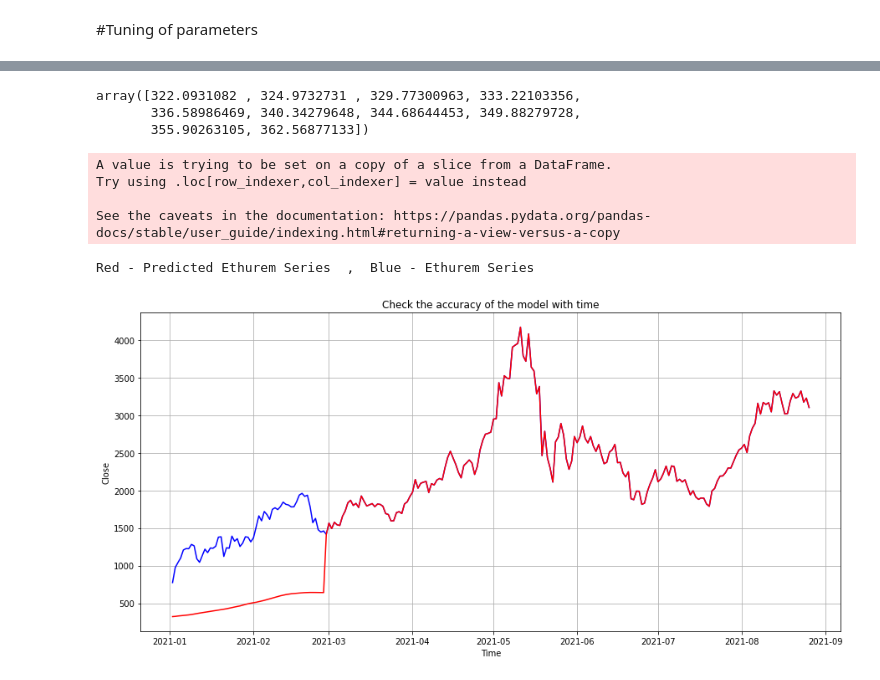
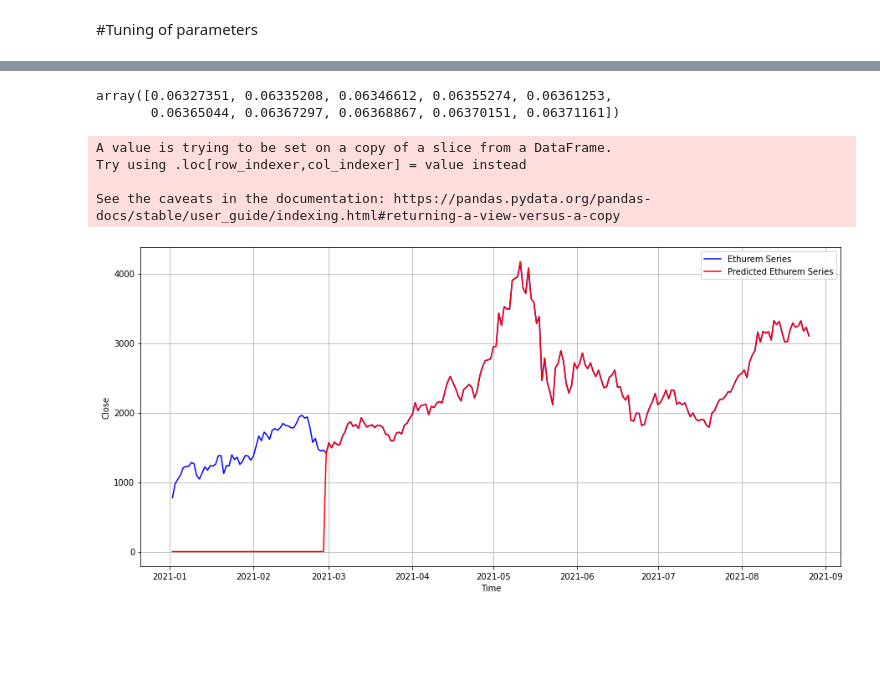
Before and after one commit to Zarmina97/Top-3-Crypto-Volatility-prediction-LSTM-GARCH, a Jupyter notebook: Ethereum.ipynb, the cells around one changed output, grey strips where cells are left out. Saved outputs shown, nothing was run; the diff lists cells and outputs as text; code cells hidden in the pictures; blank space fills up the shorter version.

```diff
--- a/Ethereum.ipynb
+++ b/Ethereum.ipynb
@@ -153,0 +39,5 @@ plt.show()
+# %%
+df_eth['Date']=pd.to_datetime(df_eth['Date'])
+df_eth=df_eth[~(df_eth['Date']<'2017-11-09')]
+df_eth=df_eth[~(df_eth['Date']>'2021-08-26')]
+df_eth.shape
@@ -153,0 +103,6 @@ plt.show()
+# %%
+df_eth['100ma'] = df_eth['Close'].rolling(window = 30, min_periods = 0).mean()
+df_xrp['100ma'] = df_xrp['Close'].rolling(window = 30, min_periods = 0).mean()
+df_iota['100ma'] = df_iota['Close'].rolling(window = 30, min_periods = 0).mean()
+df_doge['100ma'] = df_doge['Close'].rolling(window = 30, min_periods = 0).mean()
+df_lite['100ma'] = df_lite['Close'].rolling(window = 30, min_periods = 0).mean()
@@ -334,5 +410,10 @@ plt.show();
 # %% [markdown]
 #LSTM
+# %%
+df_xrp["Date"] = pd.to_datetime(df_eth["Date"])
+df_eth["Year"] = df_eth["Date"].dt.year
+df_eth["Month"] = df_eth["Date"].dt.month
+df_eth["Day"] = df_eth["Date"].dt.day
 # %%
 dataset_df_eth = df_eth[["Date", "Close", "Volume", "Year", "Month", "Day"]]
 # %%
@@ -462,7 +575,7 @@ Non-trainable params: 0
 _________________________________________________________________
 # %%
 model.compile(loss="mean_squared_error",
-              optimizer=Adam(lr=0.0005),
+              optimizer=Adam(learning_rate=0.0005),
               metrics=["mean_squared_error"])
 # %% [markdown]
 #Tuning of parameters
@@ -514,9 +628,8 @@ pred = model.predict(X_test)
 pred = invTransform(scaler, pred)
 pred[:10]
 # %% [output]
-array([322.0931082 , 324.9732731 , 329.77300963, 333.22103356,
-       336.58986469, 340.34279648, 344.68644453, 349.88279728,
-       355.90263105, 362.56877133])
+array([0.06327351, 0.06335208, 0.06346612, 0.06355274, 0.06361253,
+       0.06365044, 0.06367297, 0.06368867, 0.06370151, 0.06371161])
 # %%
 pred_df_eth = test_df_eth.copy()
 pred_df_eth[:-n_steps_in]["Close"] = pred
@@ -526,15 +639,15 @@ Try using .loc[row_indexer,col_indexer] = value instead
 
 See the caveats in the documentation: https://pandas.pydata.org/pandas-docs/stable/user_guide/indexing.html#returning-a-view-versus-a-copy
 # %%
-print("Red - Predicted Ethurem Series  ,  Blue - Ethurem Series")
+#print("Red - Predicted Ethurem Series  ,  Blue - Ethurem Series")
 plt.rcParams["figure.figsize"] = (15,7)
-plt.plot(test_df_eth["Close"], 'b')
-plt.plot(pred_df_eth["Close"] , 'r')
+plt.plot(test_df_eth["Close"], 'b', label='Ethurem Series')
+plt.plot(pred_df_eth["Close"] , 'r', label='Predicted Ethurem Series')
 plt.xlabel('Time')
 plt.ylabel('Close')
-plt.title('Check the accuracy of the model with time')
+#plt.title('Check the accuracy of the model with time')
 plt.grid(True)
+plt.legend()
 plt.show()
 # %% [output]
-Red - Predicted Ethurem Series  ,  Blue - Ethurem Series
-[figure, old version]
+[figure, new version]
```
Also changed, not shown: parts of 86 cells of this notebook, 4 other files.
